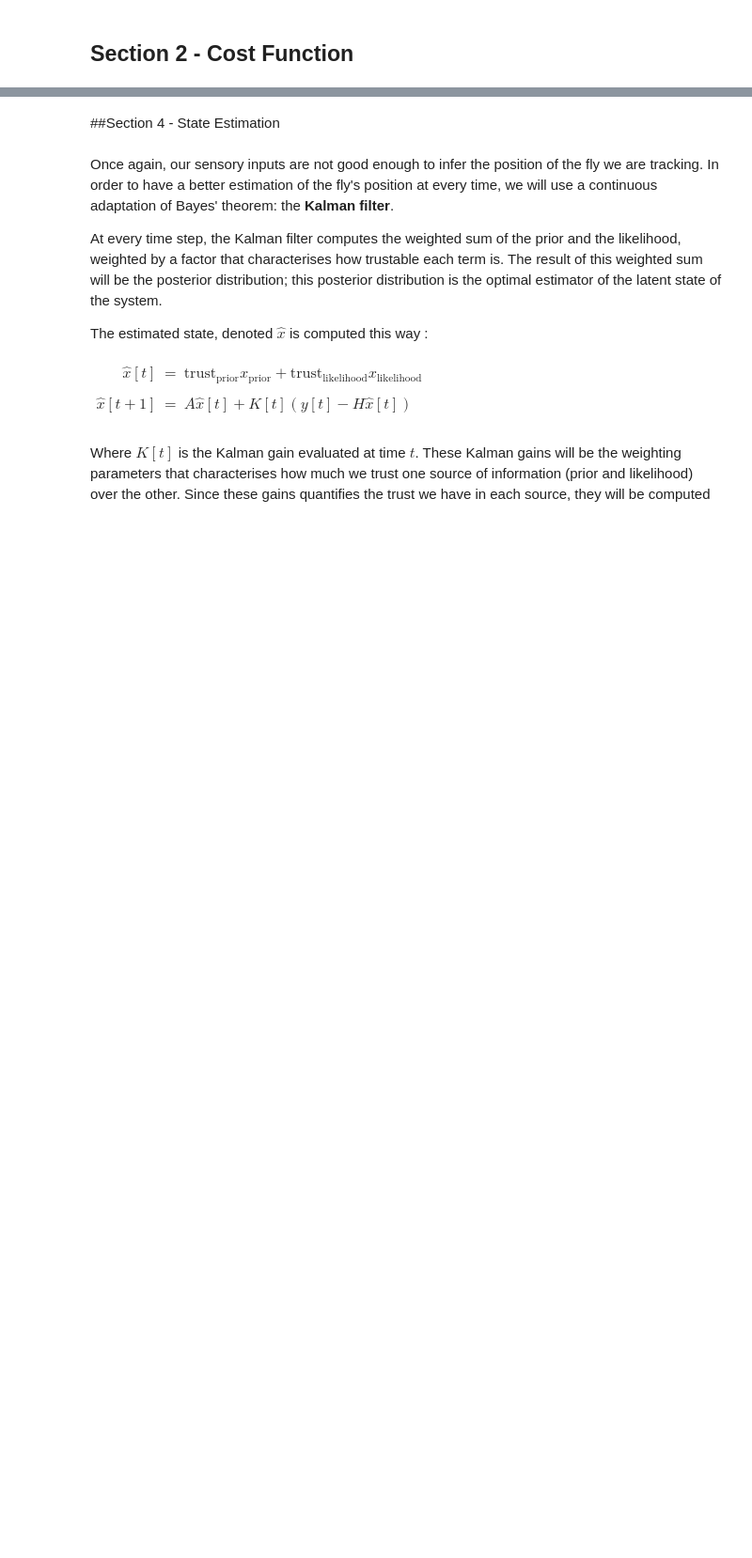
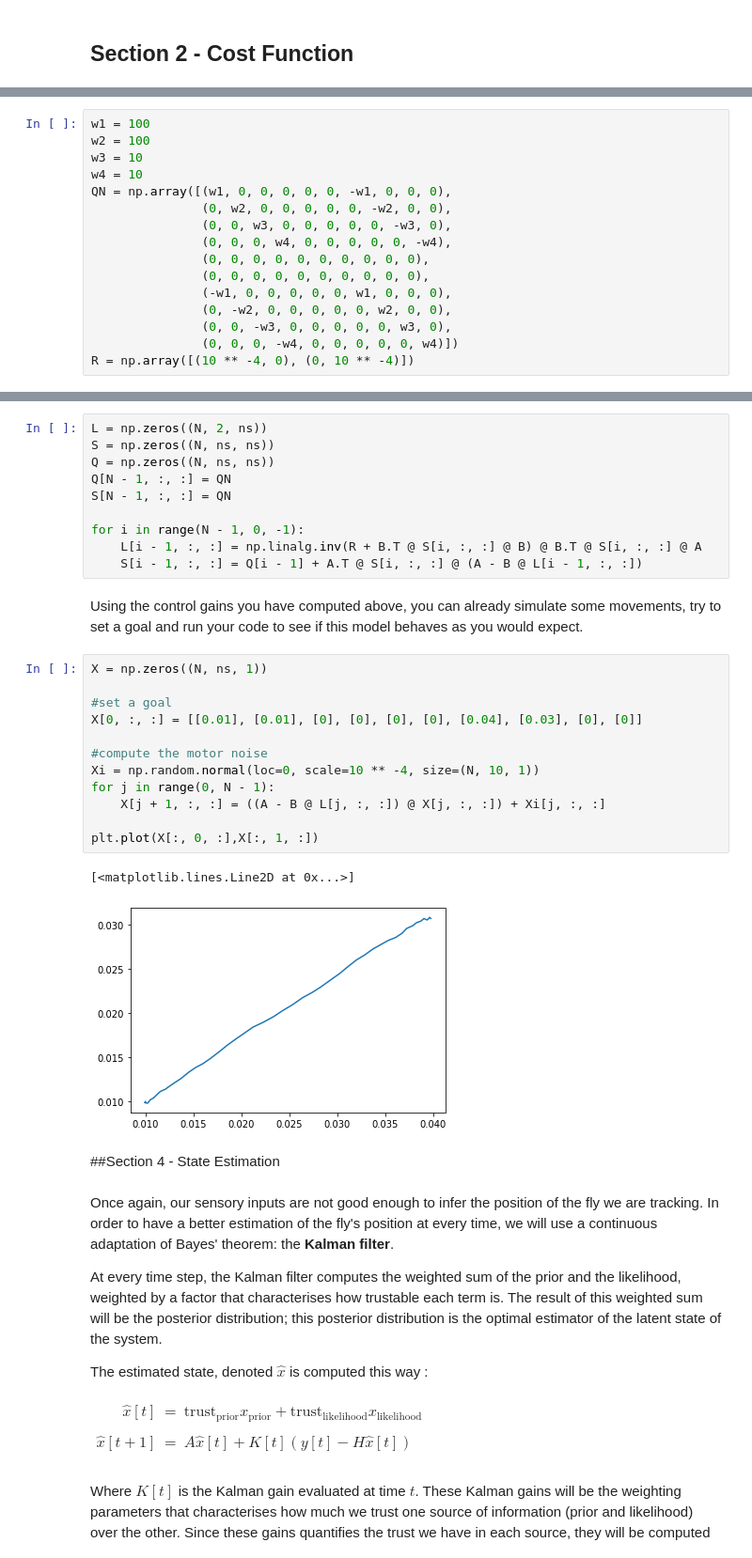
Before and after one commit to Lara-Mazy/Modelling_project1, a Jupyter notebook: LGBIO2060_TP4.ipynb, the cells around one changed output, grey strips where cells are left out. Shown: that part at 94% size. Drawn from its saved outputs; the diff is of its cells as text; blank space fills up the shorter version.

```diff
--- a/LGBIO2060_TP4.ipynb
+++ b/LGBIO2060_TP4.ipynb
@@ -26,0 +49,16 @@ They
+# %%
+w1 = 100
+w2 = 100
+w3 = 10
+w4 = 10
+QN = np.array([(w1, 0, 0, 0, 0, 0, -w1, 0, 0, 0),
+               (0, w2, 0, 0, 0, 0, 0, -w2, 0, 0),
+               (0, 0, w3, 0, 0, 0, 0, 0, -w3, 0),
+               (0, 0, 0, w4, 0, 0, 0, 0, 0, -w4),
+               (0, 0, 0, 0, 0, 0, 0, 0, 0, 0),
+               (0, 0, 0, 0, 0, 0, 0, 0, 0, 0),
+               (-w1, 0, 0, 0, 0, 0, w1, 0, 0, 0),
+               (0, -w2, 0, 0, 0, 0, 0, w2, 0, 0),
+               (0, 0, -w3, 0, 0, 0, 0, 0, w3, 0),
+               (0, 0, 0, -w4, 0, 0, 0, 0, 0, w4)])
+R = np.array([(10 ** -4, 0), (0, 10 ** -4)])
@@ -27,3 +85,30 @@ They
+# %%
+L = np.zeros((N, 2, ns))
+S = np.zeros((N, ns, ns))
+Q = np.zeros((N, ns, ns))
+Q[N - 1, :, :] = QN
+S[N - 1, :, :] = QN
+
+for i in range(N - 1, 0, -1):
+    L[i - 1, :, :] = np.linalg.inv(R + B.T @ S[i, :, :] @ B) @ B.T @ S[i, :, :] @ A
+    S[i - 1, :, :] = Q[i - 1] + A.T @ S[i, :, :] @ (A - B @ L[i - 1, :, :])
+# %% [markdown]
+Using the control gains you have computed above, you can already simulate some movements, try to set a goal and run your code to see if this model behaves as you would expect.
+# %%
+X = np.zeros((N, ns, 1))
+
+#set a goal
+X[0, :, :] = [[0.01], [0.01], [0], [0], [0], [0], [0.04], [0.03], [0], [0]]
+
+#compute the motor noise
+Xi = np.random.normal(loc=0, scale=10 ** -4, size=(N, 10, 1))
+for j in range(0, N - 1):
+    X[j + 1, :, :] = ((A - B @ L[j, :, :]) @ X[j, :, :]) + Xi[j, :, :]
+
+plt.plot(X[:, 0, :],X[:, 1, :])
+# %% [output]
+[<matplotlib.lines.Line2D at 0x...>]
+[figure, added]
 # %% [markdown]
 ##Section 4 - State Estimation
 # %% [markdown]
```
Also changed, not shown: parts of 4 cells of this notebook.
